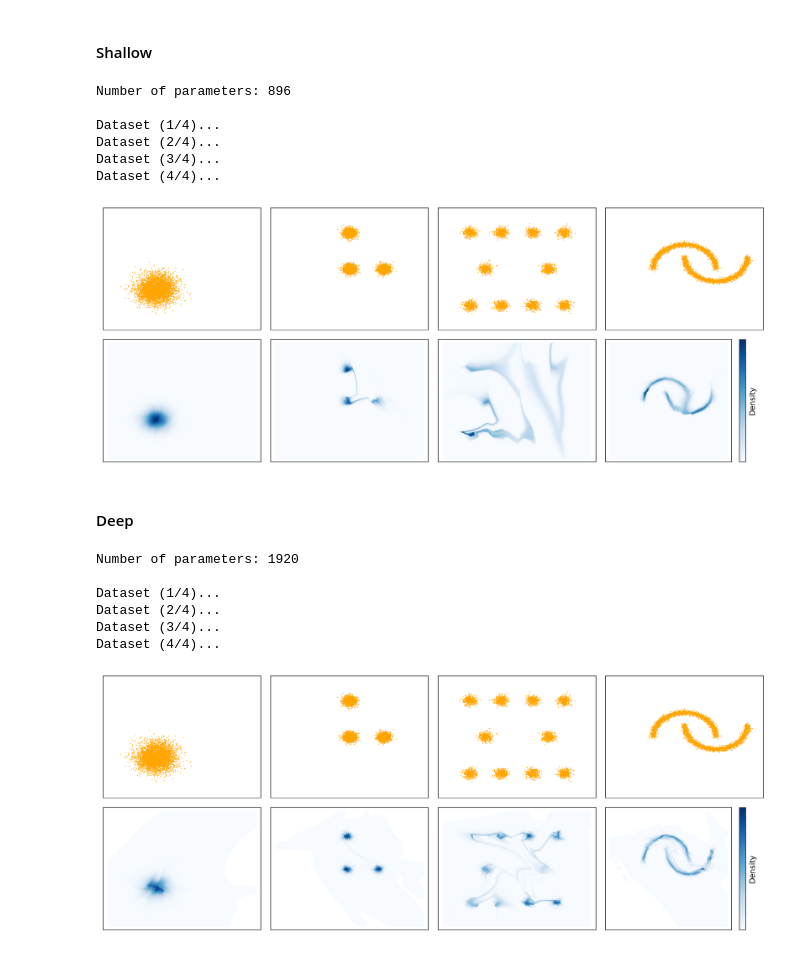
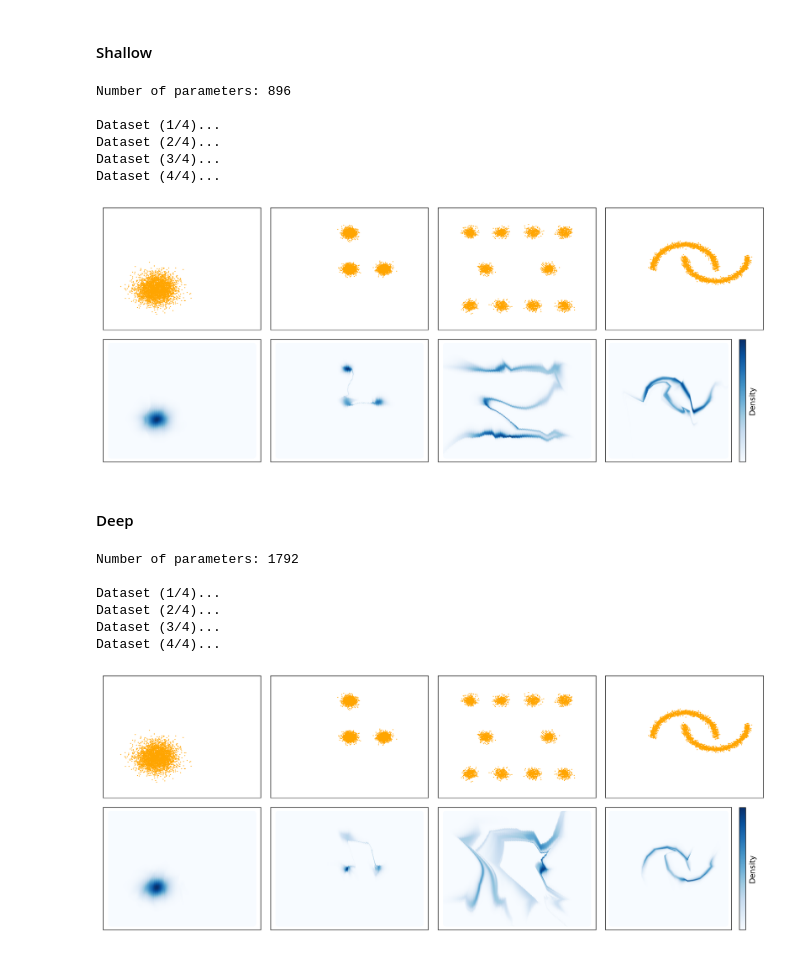
Before and after one commit to borchero/pyblaze, a Jupyter notebook: docs/examples/normalizing-flows.ipynb, the cells around one changed output. Drawn from its saved outputs; the diff is of its cells as text; code cells hidden in the pictures.

```diff
--- a/docs/examples/normalizing-flows.ipynb
+++ b/docs/examples/normalizing-flows.ipynb
@@ -171,10 +171,13 @@ Dataset (4/4)...
 # %% [markdown]
 #### Shallow
 # %%
-maf_shallow_model = xnn.NormalizingFlow([
-    xnn.MaskedAutoregressiveTransform1d(2, 4, 4, constrain_scale=True, seed=i, reverse=i % 2 == 1)
-    for i in range(16)
-])
+layers = []
+for i in range(16):
+    if i > 0:
+        layers += [xnn.FlipTransform1d()]
+    layers += [xnn.MaskedAutoregressiveTransform1d(2, 4, 4, constrain_scale=True)]
+
+maf_shallow_model = xnn.NormalizingFlow(layers)
 print(f"Number of parameters: {sum(p.numel() for p in maf_shallow_model.parameters())}\n")
 
 maf_shallow_engine = xnn.MLEEngine(maf_shallow_model, expects_data_target=False)
@@ -186,23 +189,29 @@ Dataset (1/4)...
 Dataset (2/4)...
 Dataset (3/4)...
 Dataset (4/4)...
-[figure, old version]
+[figure, new version]
 # %% [markdown]
 #### Deep
 # %%
-maf_deep_model = xnn.NormalizingFlow([m for i in range(32) for m in [
-    xnn.MaskedAutoregressiveTransform1d(2, 4, 4, seed=i, reverse=i % 2 == 1),
-    xnn.BatchNormTransform1d(2)
-]])
+layers = []
+for i in range(32):
+    if i > 0:
+        layers += [xnn.FlipTransform1d()]
+    layers += [
+        xnn.MaskedAutoregressiveTransform1d(2, 4, 4, constrain_scale=True),
+        xnn.BatchNormTransform1d(2)
+    ]
+
+maf_deep_model = xnn.NormalizingFlow(layers)
 print(f"Number of parameters: {sum(p.numel() for p in maf_deep_model.parameters())}\n")
 
-maf_deep_engine = xnn.MLEEngine(maf_deep_model, expects_data_target=False)
-train_and_plot(maf_deep_engine, datasets, lr=3e-3)
+maf_deep_engine = xnn.MLEEngine(maf_shallow_model, expects_data_target=False)
+train_and_plot(maf_deep_engine, datasets)
 # %% [output]
-Number of parameters: 1920
+Number of parameters: 1792
 
 Dataset (1/4)...
 Dataset (2/4)...
 Dataset (3/4)...
 Dataset (4/4)...
-[figure, old version]
+[figure, new version]
```
Also changed, not shown: 4 other files.
